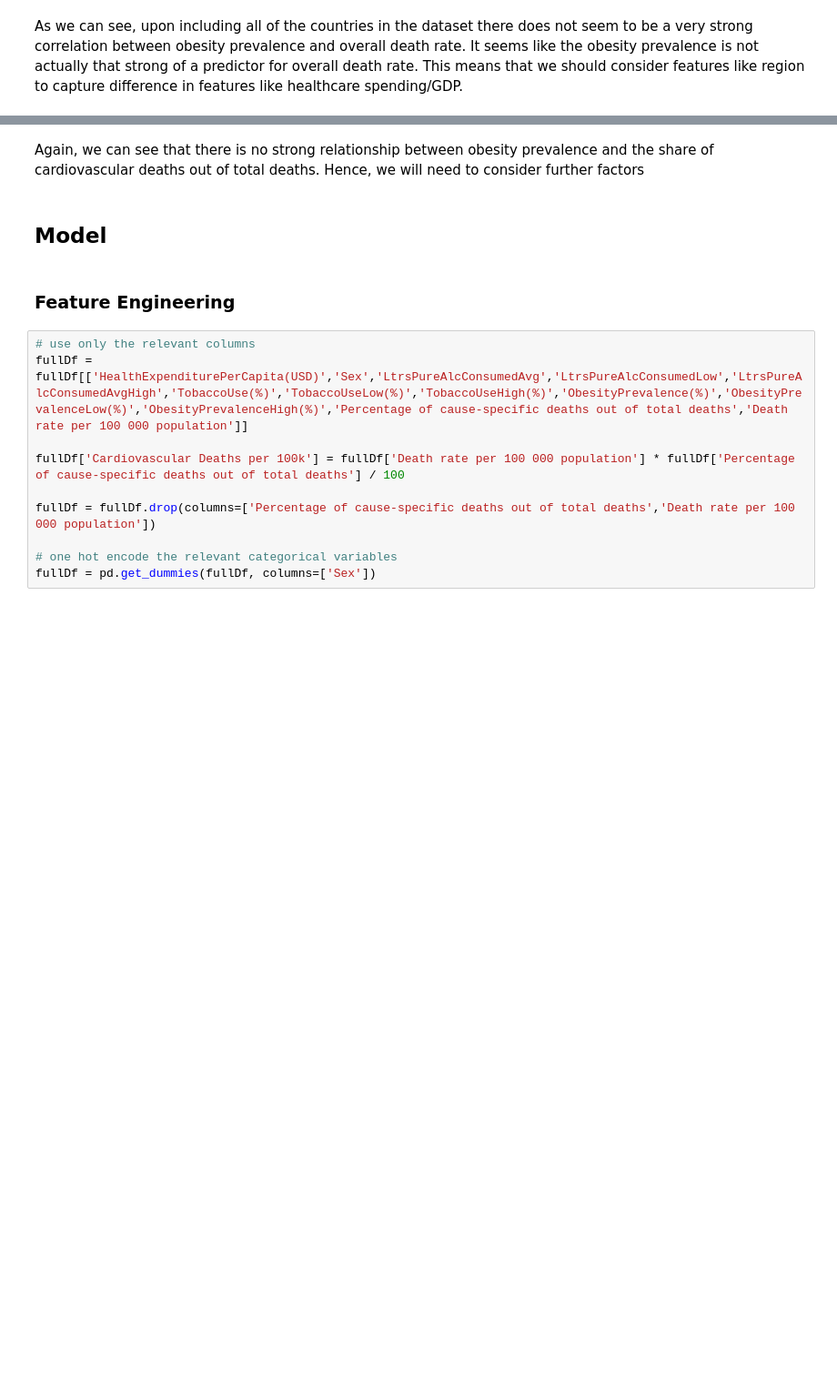
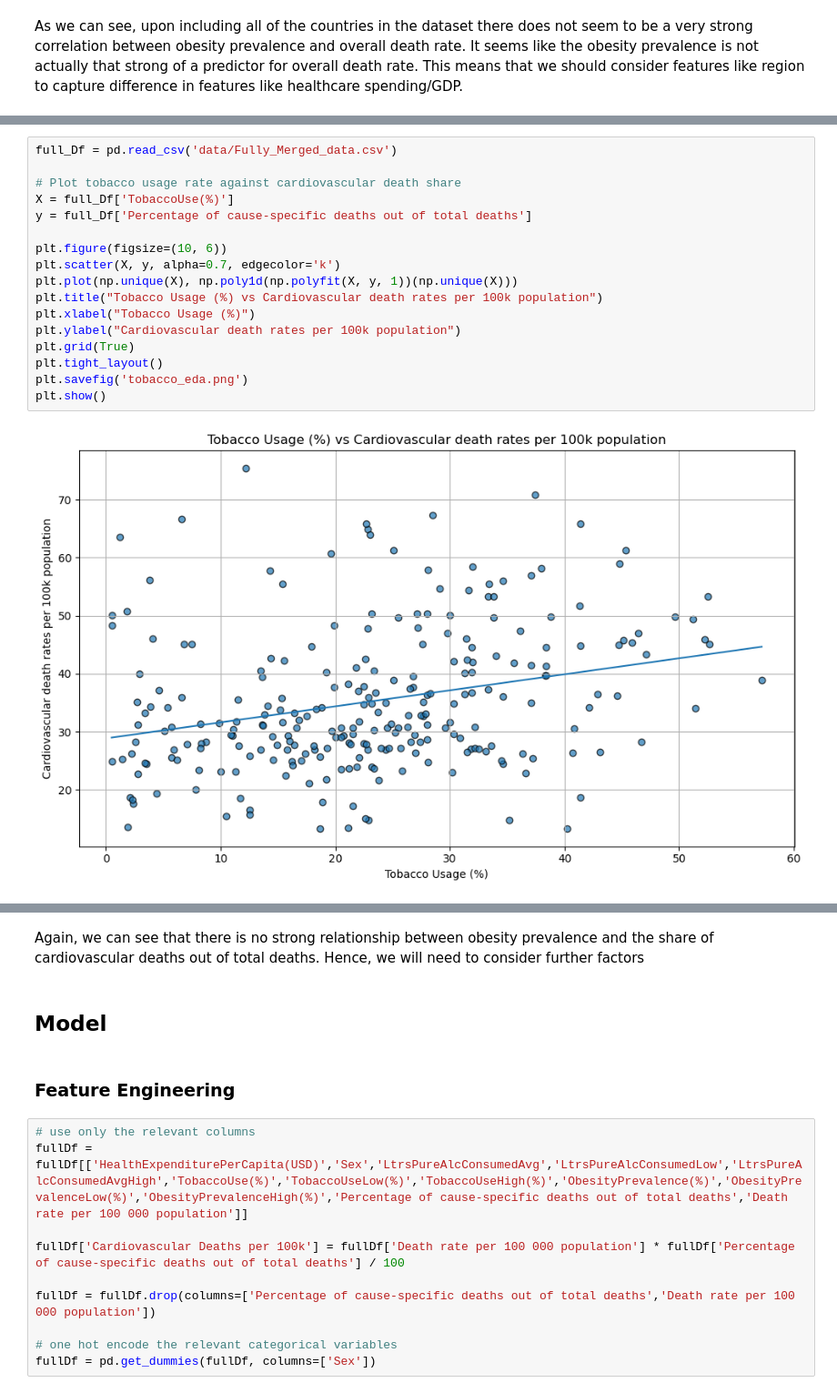
Before and after one commit to Dylanuripark/CS109-CardiovascularHealth, a Jupyter notebook: main.ipynb, the cells around one changed output, grey strips where cells are left out. Shown at 91% size. Drawn from its saved outputs; the diff is of its cells as text; blank space fills up the shorter version.

Commit message:
added eda plots for other features

```diff
--- a/main.ipynb
+++ b/main.ipynb
@@ -459,3 +458,22 @@ plt.tight_layout()
 plt.show()
 # %% [output]
 [figure]
+# %%
+full_Df = pd.read_csv('data/Fully_Merged_data.csv')
+
+# Plot tobacco usage rate against cardiovascular death share
+X = full_Df['TobaccoUse(%)']
+y = full_Df['Percentage of cause-specific deaths out of total deaths']
+
+plt.figure(figsize=(10, 6))
+plt.scatter(X, y, alpha=0.7, edgecolor='k')
+plt.plot(np.unique(X), np.poly1d(np.polyfit(X, y, 1))(np.unique(X)))
+plt.title("Tobacco Usage (%) vs Cardiovascular death rates per 100k population")
+plt.xlabel("Tobacco Usage (%)")
+plt.ylabel("Cardiovascular death rates per 100k population")
+plt.grid(True)
+plt.tight_layout()
+plt.savefig('tobacco_eda.png')
+plt.show()
+# %% [output]
+[figure, added]
```
Also changed, not shown: parts of 11 cells of this notebook.
